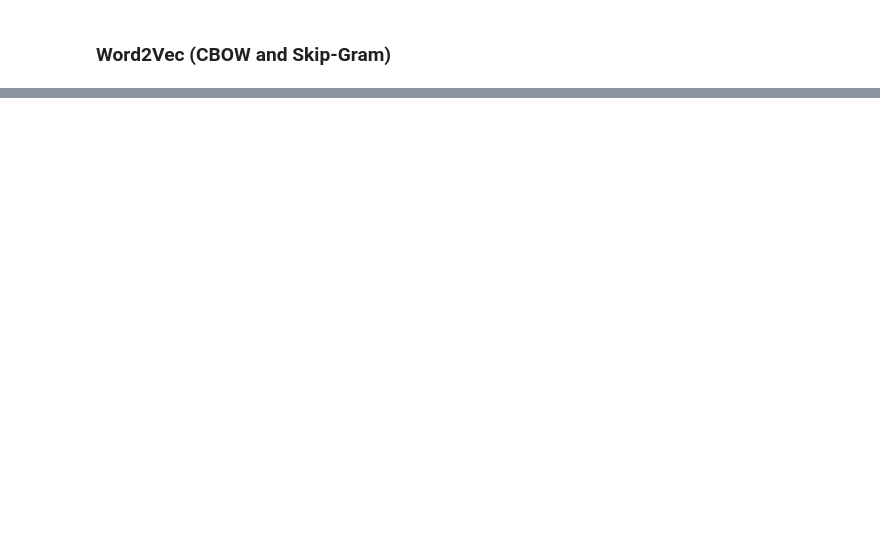
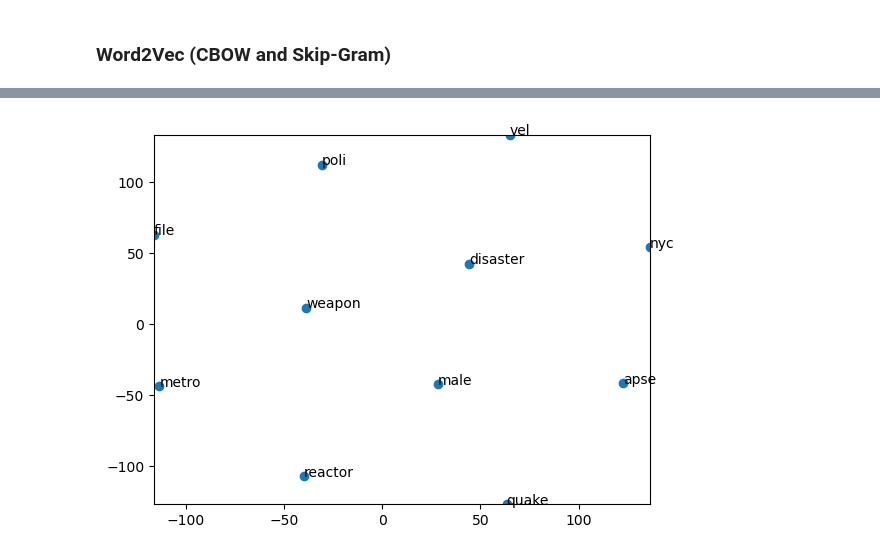
Before and after one commit to LuisPHenriques/TAAC-Project, a Jupyter notebook: NLP Project/notebook.ipynb, the cells around one changed output, grey strips where cells are left out. Saved outputs shown, nothing was run; the diff lists cells and outputs as text; code cells hidden in the pictures; blank space fills up the shorter version.

```diff
--- a/NLP Project/notebook.ipynb
+++ b/NLP Project/notebook.ipynb
@@ -395,0 +396,4 @@ display_closestwords_tsnescatterplot(skipgram_model, 'earthquake', 128)
+# %%
+display_closestwords_tsnescatterplot(cbow_model, 'disaster', 1024)
+# %% [output]
+[figure, added]
```
Also changed, not shown: parts of 5 cells of this notebook.
